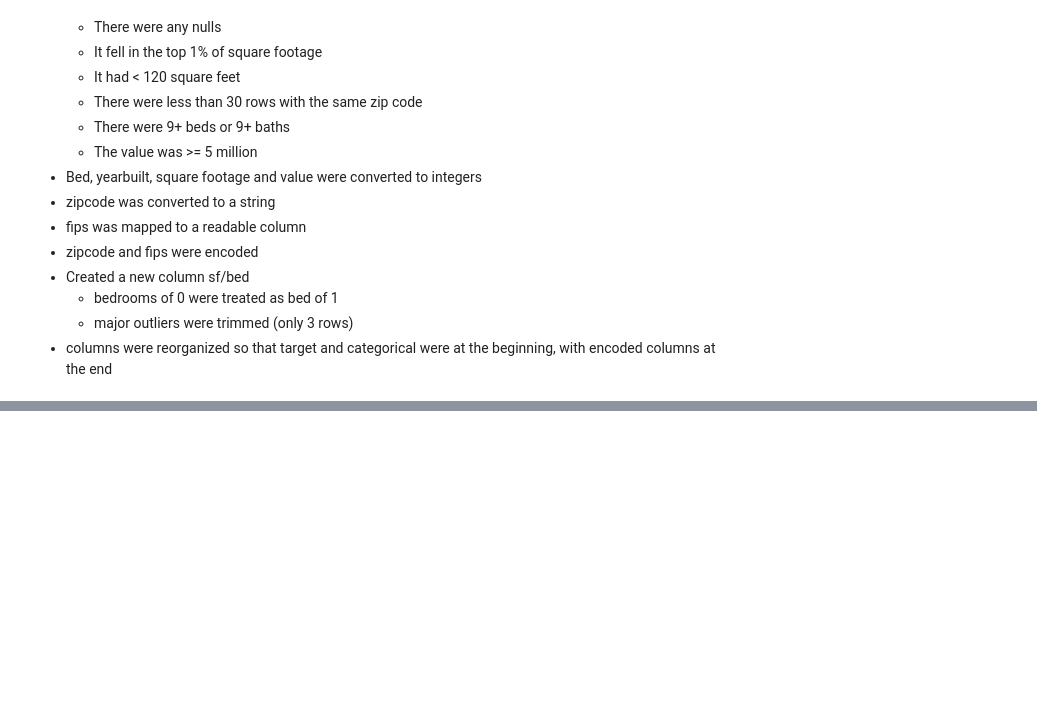
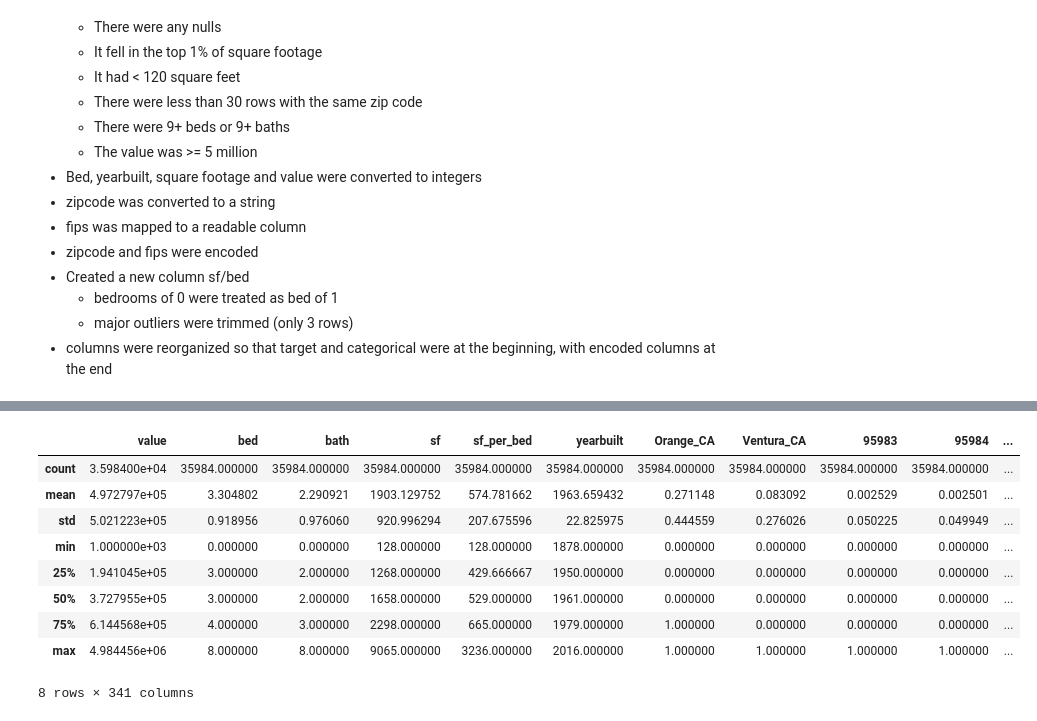
Before and after one commit to Cayt-Schlichting/example-regression-project, a Jupyter notebook: wrangle_notebook.ipynb, the cells around one changed output, grey strips where cells are left out. Drawn from its saved outputs; the diff is of its cells as text; code cells hidden in the pictures; blank space fills up the shorter version.

```diff
--- a/wrangle_notebook.ipynb
+++ b/wrangle_notebook.ipynb
@@ -344,0 +669,14 @@ memory usage: 2.6+ MB
+# %%
+tr, te, val = wrangle.prep_zillow(test_df,include_zip=True)
+tr.describe()
+# %% [output]
+|  | value | bed | bath | sf | sf_per_bed | yearbuilt | Orange_CA | Ventura_CA | 95983 | 95984 | ... |
+| count | 3.598400e+04 | 35984.000000 | 35984.000000 | 35984.000000 | 35984.000000 | 35984.000000 | 35984.000000 | 35984.000000 | 35984.000000 | 35984.000000 | ... |
+| mean | 4.972797e+05 | 3.304802 | 2.290921 | 1903.129752 | 574.781662 | 1963.659432 | 0.271148 | 0.083092 | 0.002529 | 0.002501 | ... |
+| std | 5.021223e+05 | 0.918956 | 0.976060 | 920.996294 | 207.675596 | 22.825975 | 0.444559 | 0.276026 | 0.050225 | 0.049949 | ... |
+| min | 1.000000e+03 | 0.000000 | 0.000000 | 128.000000 | 128.000000 | 1878.000000 | 0.000000 | 0.000000 | 0.000000 | 0.000000 | ... |
+| 25% | 1.941045e+05 | 3.000000 | 2.000000 | 1268.000000 | 429.666667 | 1950.000000 | 0.000000 | 0.000000 | 0.000000 | 0.000000 | ... |
+| 50% | 3.727955e+05 | 3.000000 | 2.000000 | 1658.000000 | 529.000000 | 1961.000000 | 0.000000 | 0.000000 | 0.000000 | 0.000000 | ... |
+| 75% | 6.144568e+05 | 4.000000 | 3.000000 | 2298.000000 | 665.000000 | 1979.000000 | 1.000000 | 0.000000 | 0.000000 | 0.000000 | ... |
+| max | 4.984456e+06 | 8.000000 | 8.000000 | 9065.000000 | 3236.000000 | 2016.000000 | 1.000000 | 1.000000 | 1.000000 | 1.000000 | ... |
+8 rows × 341 columns
```
Also changed, not shown: parts of 42 cells of this notebook, 1 other file.
